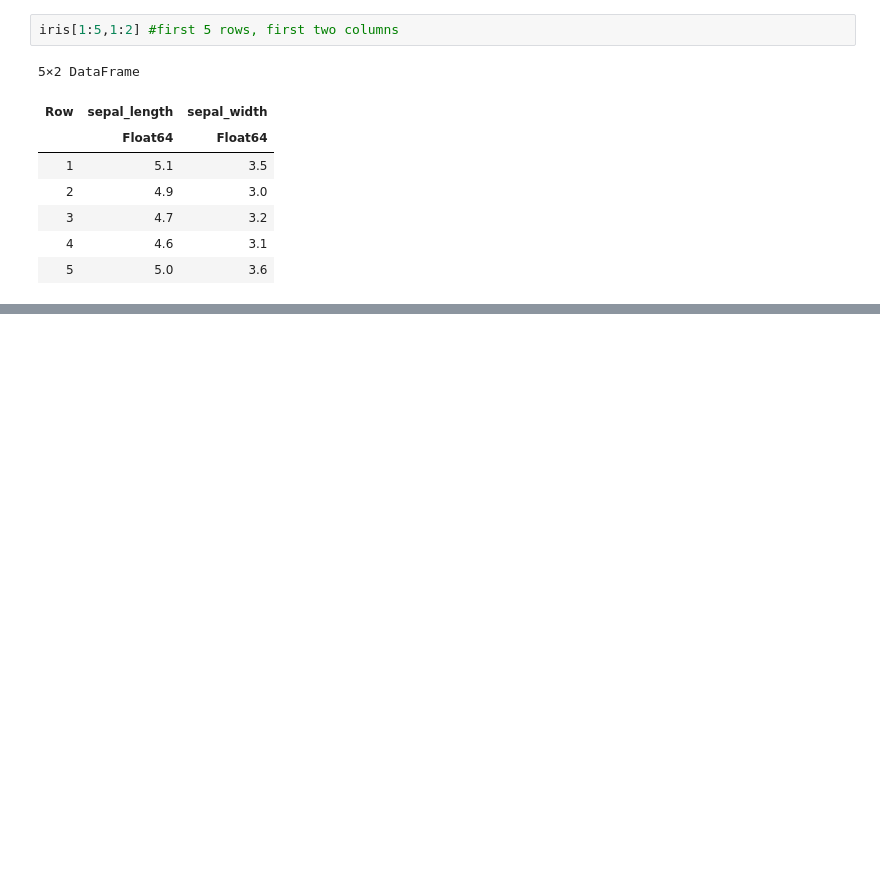
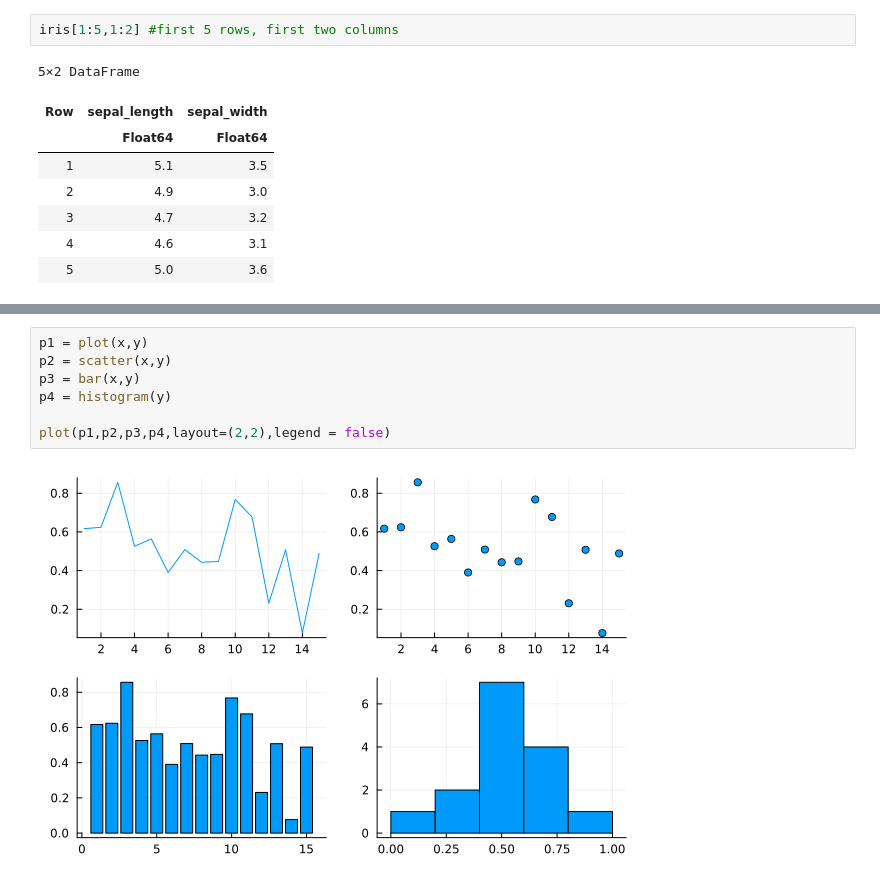
Before and after one commit to JosePabloGFnl/Julia-Practice, a Jupyter notebook: csv-fun.ipynb, the cells around one changed output, grey strips where cells are left out. Cells and saved outputs as stored; diff of their text form; blank space fills up the shorter version.

```diff
--- a/csv-fun.ipynb
+++ b/csv-fun.ipynb
@@ -179,0 +193,9 @@ plot(x,y,xlabel = "X axis label",ylabel = "Y axis label")
+# %%
+p1 = plot(x,y)
+p2 = scatter(x,y)
+p3 = bar(x,y)
+p4 = histogram(y)
+
+plot(p1,p2,p3,p4,layout=(2,2),legend = false)
+# %% [output]
+[figure, added]
```
Also changed, not shown: parts of 19 cells of this notebook.
